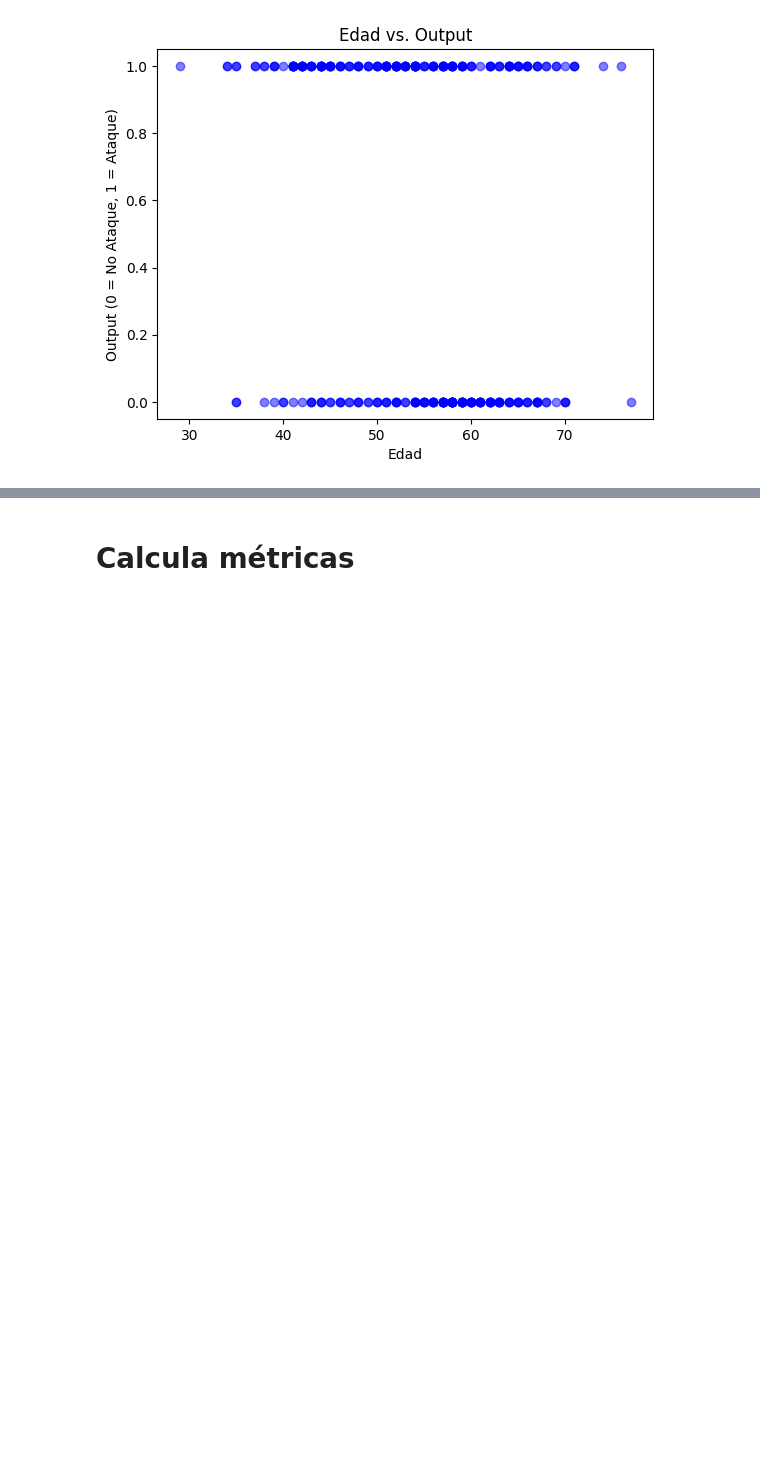
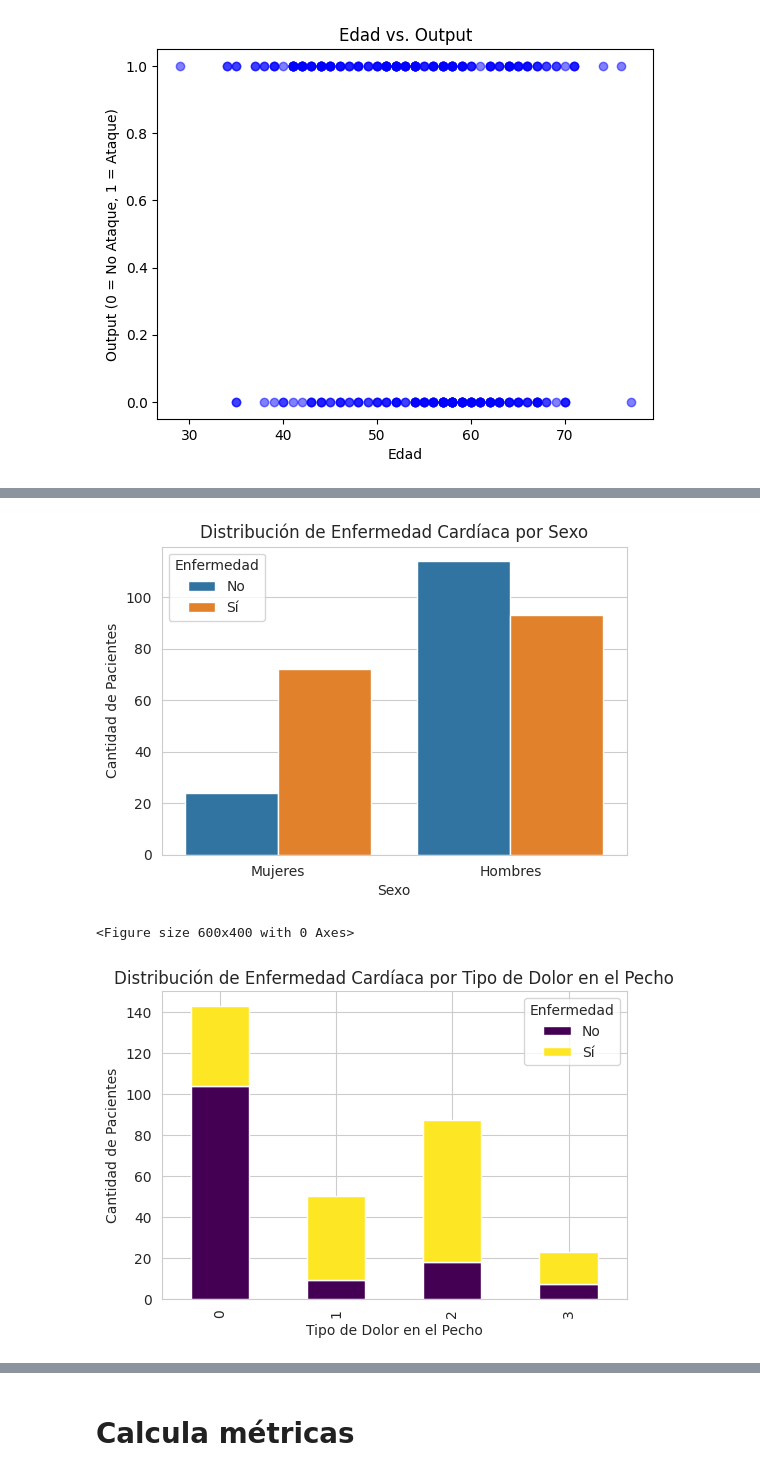
Before and after one commit to renemorenow/MachineLearning2, a Jupyter notebook: Prog_Basica_Python/Infarto_de_miocardio.ipynb, the cells around one changed output, grey strips where cells are left out. Saved outputs shown, nothing was run; the diff lists cells and outputs as text; code cells hidden in the pictures; blank space fills up the shorter version.

```diff
--- a/Prog_Basica_Python/Infarto_de_miocardio.ipynb
+++ b/Prog_Basica_Python/Infarto_de_miocardio.ipynb
@@ -228,0 +246,16 @@ plt.show()
+# %%
+# Agrupación por Sexo y Presencia de Enfermedad
+
+grouped_sex_target = df.groupby(["sex", "output"]).size().unstack()
+print("\nDistribución de la Enfermedad por Sexo:")
+print(grouped_sex_target)
+
+# Agrupación por Tipo de Dolor en el Pecho y Presencia de Enfermedad
+grouped_cp_target = df.groupby(["cp", "output"]).size().unstack()
+print("\nDistribución de la Enfermedad por Tipo de Dolor en el Pecho:")
+print(grouped_cp_target)
+
+# Proporción de Enfermedad Cardíaca por Edad
+grouped_age_target = df.groupby("age")["output"].mean()
+print("\nProporción de Enfermedad Cardíaca por Edad:")
+print(grouped_age_target)
@@ -228,0 +280,52 @@ plt.show()
+# %%
+# 4. Visualización de Datos
+sns.set_style("whitegrid")
+
+# 4.1 Gráfico de Barras: Distribución de la Enfermedad por Sexo
+plt.figure(figsize=(6,4))
+sns.countplot(data=df, x="sex", hue="output")
+plt.xticks(ticks=[0,1], labels=["Mujeres", "Hombres"])
+plt.xlabel("Sexo")
+plt.ylabel("Cantidad de Pacientes")
+plt.title("Distribución de Enfermedad Cardíaca por Sexo")
+plt.legend(title="Enfermedad", labels=["No", "Sí"])
+plt.show()
+
+# 4.2 Gráfico de Barras Apiladas: Distribución por Tipo de Dolor en el Pecho
+plt.figure(figsize=(6,4))
+grouped_cp_target.plot(kind="bar", stacked=True, colormap="viridis", figsize=(6,4))
+plt.xlabel("Tipo de Dolor en el Pecho")
+plt.ylabel("Cantidad de Pacientes")
+plt.title("Distribución de Enfermedad Cardíaca por Tipo de Dolor en el Pecho")
+plt.legend(title="Enfermedad", labels=["No", "Sí"])
+plt.show()
+
+# 4.3 Gráfico de Línea: Relación entre Edad y Enfermedad Cardíaca
+plt.figure(figsize=(8,5))
+sns.lineplot(x=grouped_age_target.index, y=grouped_age_target.values, marker="o", color="red")
+plt.xlabel("Edad")
+plt.ylabel("Proporción de Enfermedad Cardíaca")
+plt.title("Proporción de Enfermedad Cardíaca según la Edad")
+plt.grid(True)
+plt.show()
+
+# 4.4 Histograma: Distribución de la Edad de los Pacientes
+plt.figure(figsize=(7,4))
+sns.histplot(df["age"], bins=10, kde=True, color="blue")
+plt.xlabel("Edad")
+plt.ylabel("Frecuencia")
+plt.title("Distribución de la Edad de los Pacientes")
+plt.show()
+
+# 4.5 Gráfico de Dispersión: Relación entre Frecuencia Cardíaca Máxima y Edad
+plt.figure(figsize=(7,5))
+sns.scatterplot(data=df, x="age", y="thalachh", hue="output", alpha=0.7, palette="coolwarm")
+plt.xlabel("Edad")
+plt.ylabel("Frecuencia Cardíaca Máxima")
+plt.title("Frecuencia Cardíaca Máxima vs Edad")
+plt.legend(title="Enfermedad", labels=["No", "Sí"])
+plt.show()
+# %% [output]
+[figure, added]
+<Figure size 600x400 with 0 Axes>
+[figure, added]
```
Also changed, not shown: parts of 5 cells of this notebook.
